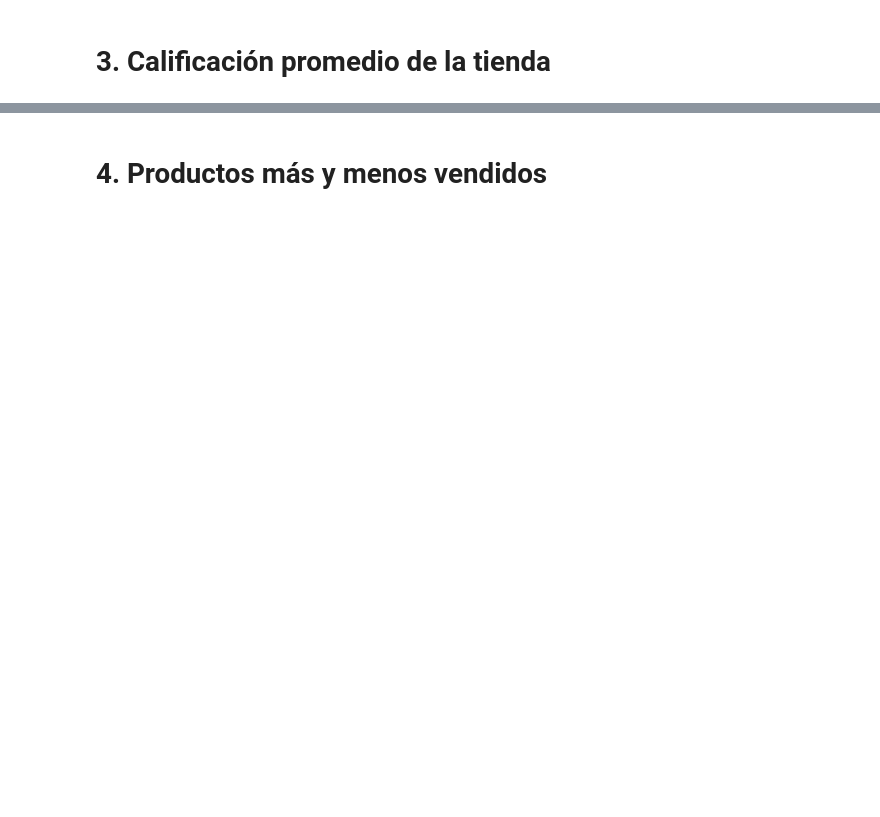
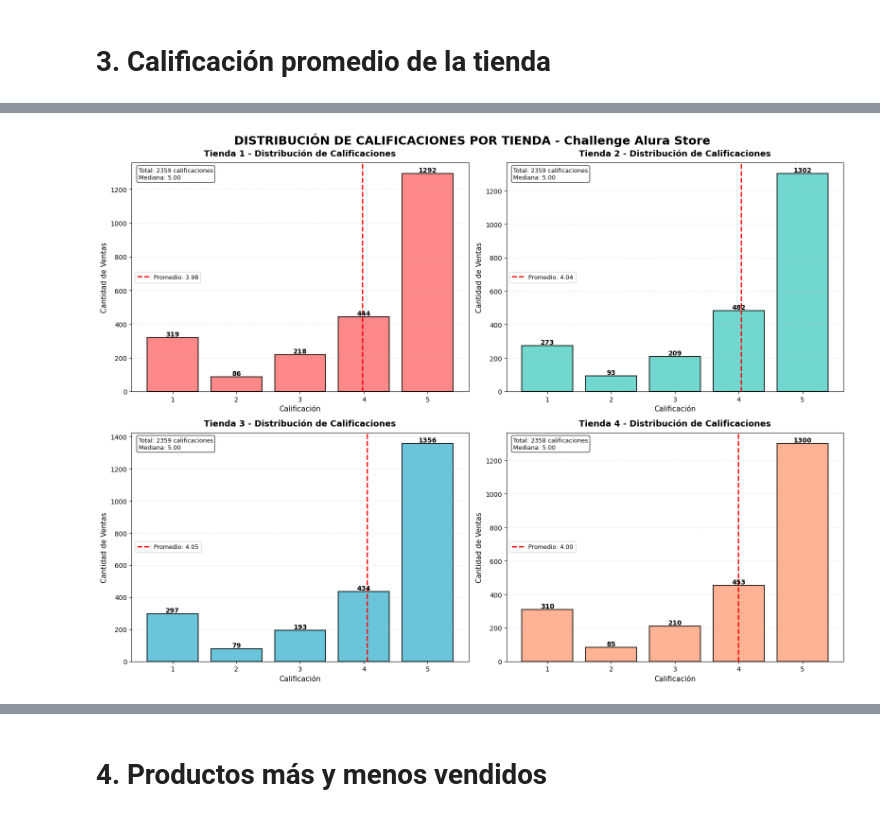
Before and after one commit to Gise46/AluraONEORACLE, a Jupyter notebook: CHALLENGE_AluraStoreLatam.ipynb, the cells around one changed output, grey strips where cells are left out. Saved outputs shown, nothing was run; the diff lists cells and outputs as text; code cells hidden in the pictures; blank space fills up the shorter version.

```diff
--- a/CHALLENGE_AluraStoreLatam.ipynb
+++ b/CHALLENGE_AluraStoreLatam.ipynb
@@ -31,0 +544,43 @@ tienda.head()
+# %%
+# Visualización 2: Distribución de calificaciones por tienda
+fig, axes = plt.subplots(2, 2, figsize=(16, 12))
+fig.suptitle('DISTRIBUCIÓN DE CALIFICACIONES POR TIENDA - Challenge Alura Store',
+             fontsize=18, fontweight='bold')
+axes = axes.flatten()
+
+for idx, resultado in enumerate(resultados_calificaciones):
+    ax = axes[idx]
+    dist = resultado['distribucion']
+
+    # Gráfico de barras
+    bars = ax.bar(dist.index, dist.values, color=colores[idx],
+                  edgecolor='black', linewidth=1.5, alpha=0.8)
+
+    ax.set_title(f'{resultado["Tienda"]} - Distribución de Calificaciones',
+                 fontsize=13, fontweight='bold', pad=10)
+    ax.set_xlabel('Calificación', fontsize=11)
+    ax.set_ylabel('Cantidad de Ventas', fontsize=11)
+    ax.grid(axis='y', alpha=0.3, linestyle='--')
+
+    # Agregar valores sobre las barras
+    for bar in bars:
+        height = bar.get_height()
+        ax.text(bar.get_x() + bar.get_width()/2., height,
+                f'{int(height)}', ha='center', va='bottom', fontsize=10, fontweight='bold')
+
+    # Agregar línea de promedio
+    promedio = resultado['Calificacion_Promedio']
+    ax.axvline(x=promedio, color='red', linestyle='--', linewidth=2,
+               label=f'Promedio: {promedio:.2f}')
+    ax.legend(fontsize=9)
+
+    # Información adicional
+    total = resultado['Total_Calificaciones']
+    info_text = f"Total: {total} calificaciones\nMediana: {resultado['Calificacion_Mediana']:.2f}"
+    ax.text(0.02, 0.98, info_text, transform=ax.transAxes, fontsize=9,
+            verticalalignment='top', bbox=dict(boxstyle='round', facecolor='white', alpha=0.8))
+
+plt.tight_layout()
+plt.show()
+# %% [output]
+[figure, added]
```
Also changed, not shown: parts of 21 cells of this notebook.
